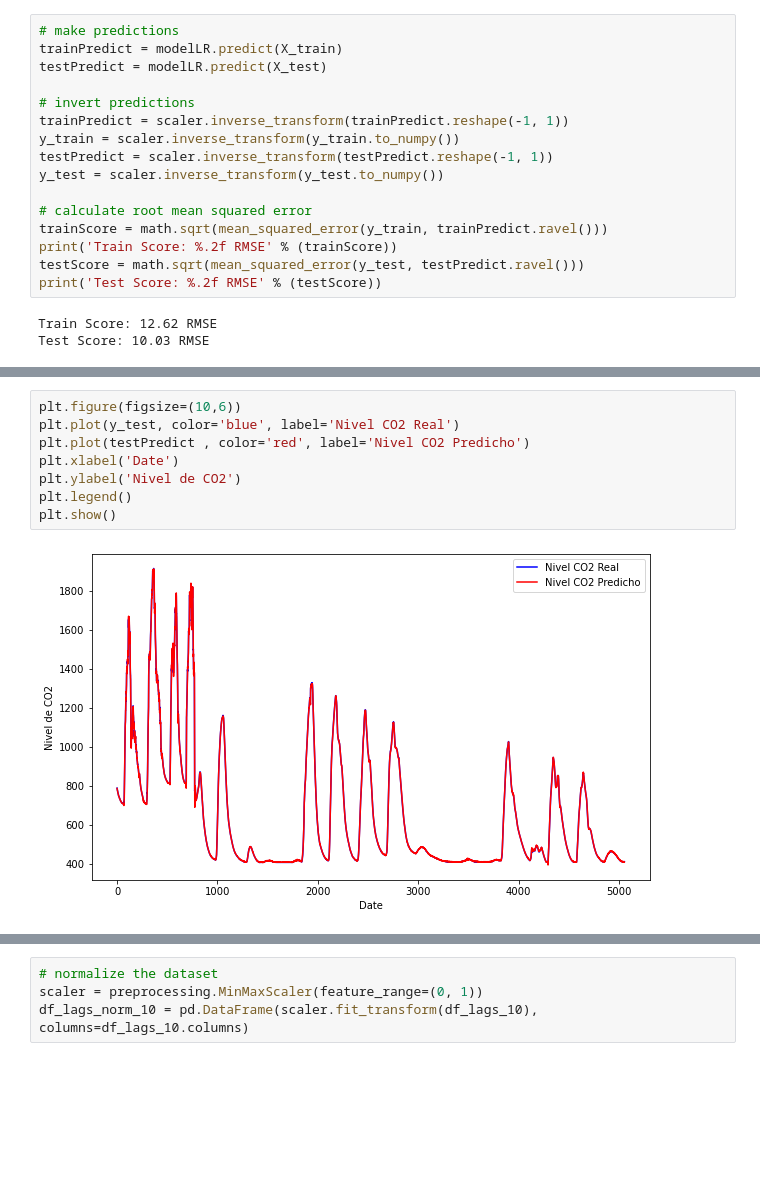
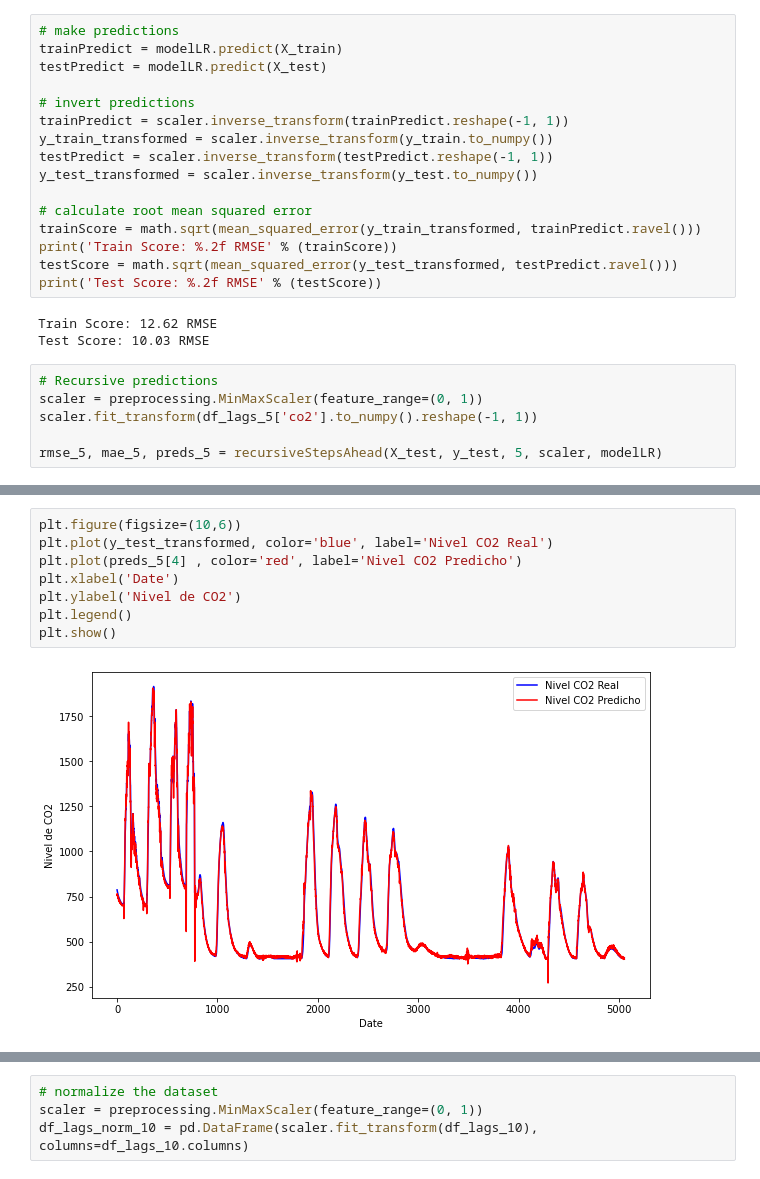
Before and after one commit to CenticMurcia/proyecto-CO2, a Jupyter notebook: Pruebas Modelos Sencillos.ipynb, the cells around one changed output, grey strips where cells are left out. Cells and saved outputs as stored; diff of their text form; blank space fills up the shorter version.

```diff
--- a/Pruebas Modelos Sencillos.ipynb
+++ b/Pruebas Modelos Sencillos.ipynb
@@ -168,15 +273,21 @@ testPredict = modelLR.predict(X_test)
 
 # invert predictions
 trainPredict = scaler.inverse_transform(trainPredict.reshape(-1, 1))
-y_train = scaler.inverse_transform(y_train.to_numpy())
+y_train_transformed = scaler.inverse_transform(y_train.to_numpy())
 testPredict = scaler.inverse_transform(testPredict.reshape(-1, 1))
-y_test = scaler.inverse_transform(y_test.to_numpy())
+y_test_transformed = scaler.inverse_transform(y_test.to_numpy())
 
 # calculate root mean squared error
-trainScore = math.sqrt(mean_squared_error(y_train, trainPredict.ravel()))
+trainScore = math.sqrt(mean_squared_error(y_train_transformed, trainPredict.ravel()))
 print('Train Score: %.2f RMSE' % (trainScore))
-testScore = math.sqrt(mean_squared_error(y_test, testPredict.ravel()))
+testScore = math.sqrt(mean_squared_error(y_test_transformed, testPredict.ravel()))
 print('Test Score: %.2f RMSE' % (testScore))
 # %% [output]
 Train Score: 12.62 RMSE
 Test Score: 10.03 RMSE
+# %%
+# Recursive predictions
+scaler = preprocessing.MinMaxScaler(feature_range=(0, 1))
+scaler.fit_transform(df_lags_5['co2'].to_numpy().reshape(-1, 1))
+
+rmse_5, mae_5, preds_5 = recursiveStepsAhead(X_test, y_test, 5, scaler, modelLR)
@@ -183,10 +310,10 @@ Test Score: 10.03 RMSE
 # %%
 plt.figure(figsize=(10,6))
-plt.plot(y_test, color='blue', label='Nivel CO2 Real')
-plt.plot(testPredict , color='red', label='Nivel CO2 Predicho')
+plt.plot(y_test_transformed, color='blue', label='Nivel CO2 Real')
+plt.plot(preds_5[4] , color='red', label='Nivel CO2 Predicho')
 plt.xlabel('Date')
 plt.ylabel('Nivel de CO2')
 plt.legend()
 plt.show()
 # %% [output]
-[figure, old version]
+[figure, new version]
```
Also changed, not shown: parts of 29 cells of this notebook.
